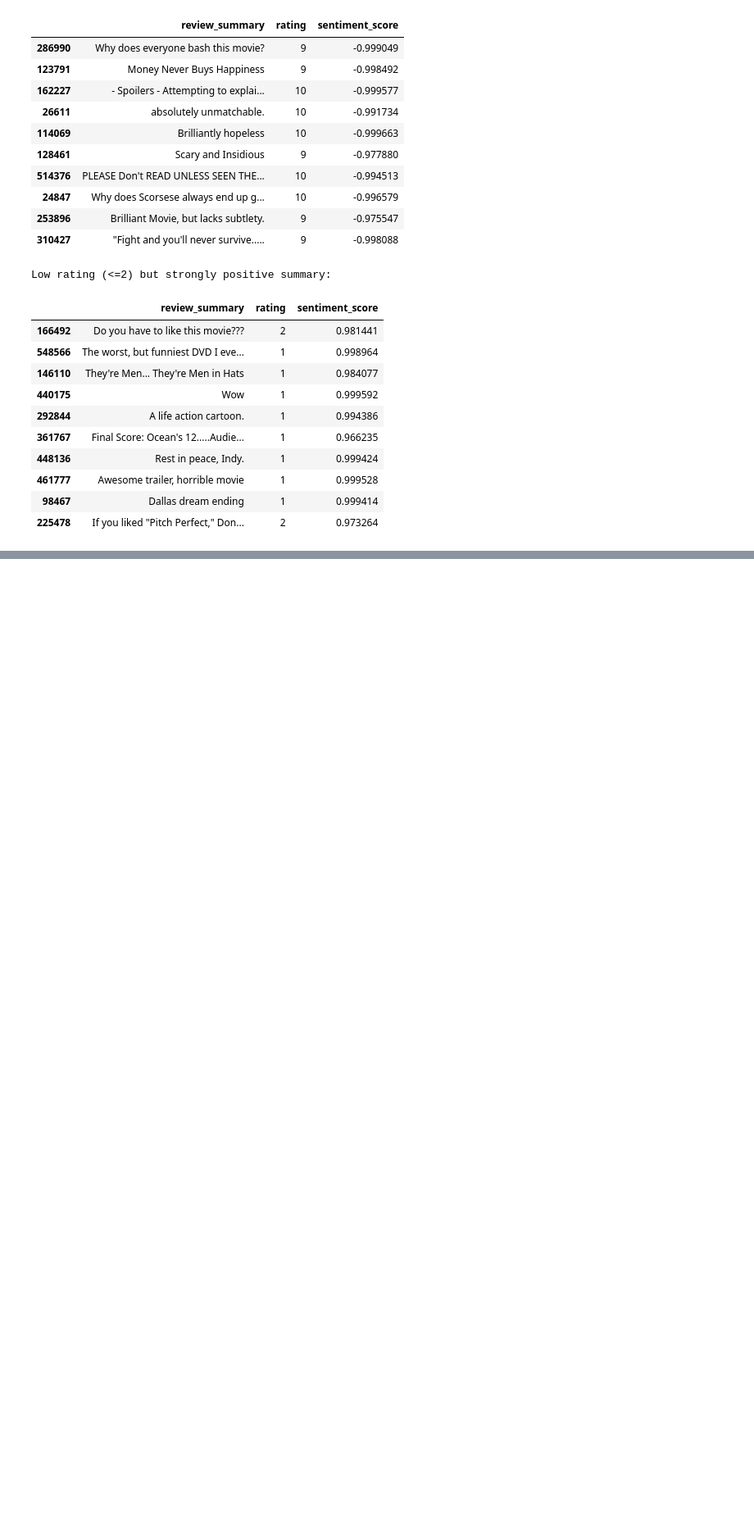
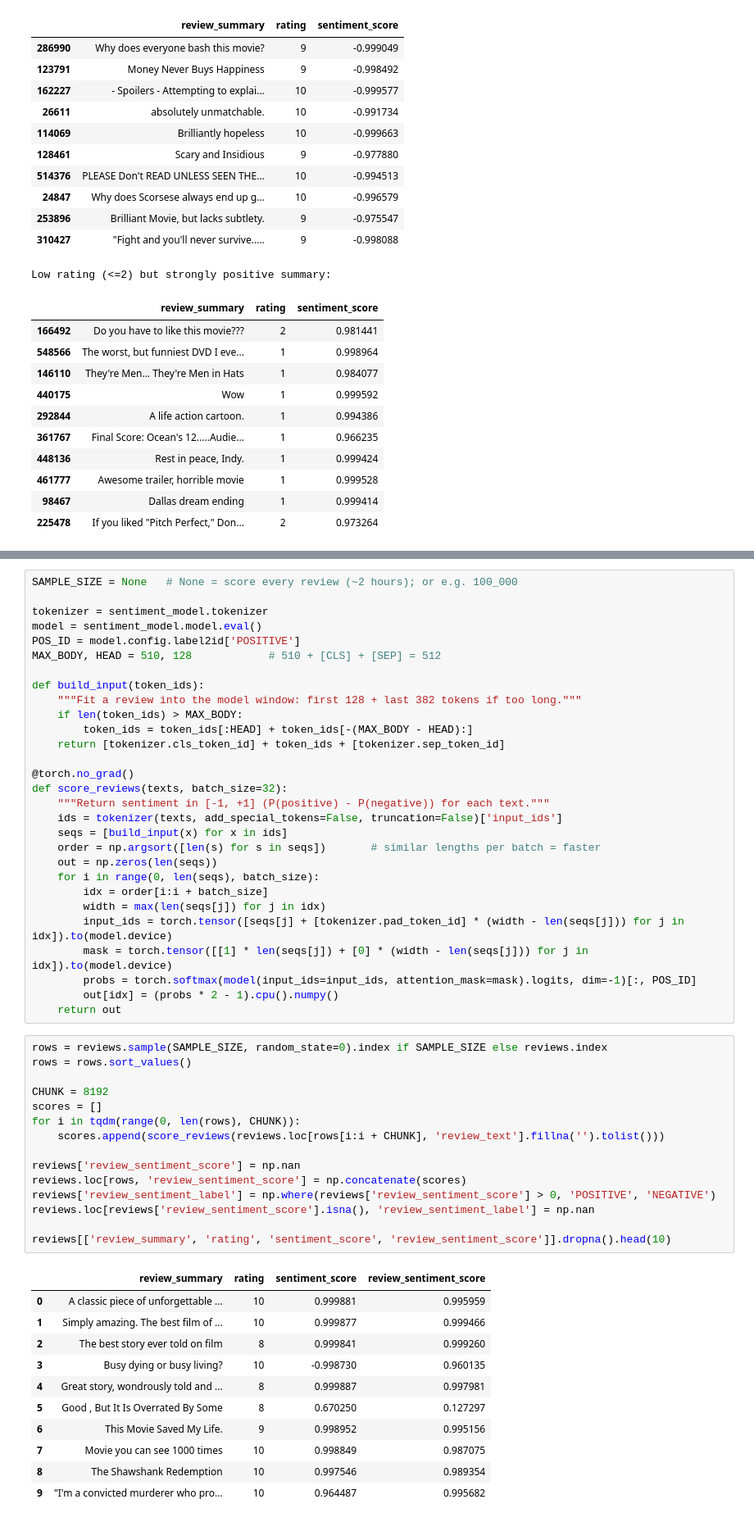
Before and after one commit to JohnArmstrong117/ReelVariance, a Jupyter notebook: NLP_Analysis.ipynb, the cells around one changed output, grey strips where cells are left out. Shown at 82% size. Cells and saved outputs as stored; diff of their text form; blank space fills up the shorter version.

```diff
--- a/NLP_Analysis.ipynb
+++ b/NLP_Analysis.ipynb
@@ -318,0 +321,56 @@ Low rating (<=2) but strongly positive summary:
+# %%
+SAMPLE_SIZE = None   # None = score every review (~2 hours); or e.g. 100_000
+
+tokenizer = sentiment_model.tokenizer
+model = sentiment_model.model.eval()
+POS_ID = model.config.label2id['POSITIVE']
+MAX_BODY, HEAD = 510, 128            # 510 + [CLS] + [SEP] = 512
+
+def build_input(token_ids):
+    """Fit a review into the model window: first 128 + last 382 tokens if too long."""
+    if len(token_ids) > MAX_BODY:
+        token_ids = token_ids[:HEAD] + token_ids[-(MAX_BODY - HEAD):]
+    return [tokenizer.cls_token_id] + token_ids + [tokenizer.sep_token_id]
+
+@torch.no_grad()
+def score_reviews(texts, batch_size=32):
+    """Return sentiment in [-1, +1] (P(positive) - P(negative)) for each text."""
+    ids = tokenizer(texts, add_special_tokens=False, truncation=False)['input_ids']
+    seqs = [build_input(x) for x in ids]
+    order = np.argsort([len(s) for s in seqs])       # similar lengths per batch = faster
+    out = np.zeros(len(seqs))
+    for i in range(0, len(seqs), batch_size):
+        idx = order[i:i + batch_size]
+        width = max(len(seqs[j]) for j in idx)
+        input_ids = torch.tensor([seqs[j] + [tokenizer.pad_token_id] * (width - len(seqs[j])) for j in idx]).to(model.device)
+        mask = torch.tensor([[1] * len(seqs[j]) + [0] * (width - len(seqs[j])) for j in idx]).to(model.device)
+        probs = torch.softmax(model(input_ids=input_ids, attention_mask=mask).logits, dim=-1)[:, POS_ID]
+        out[idx] = (probs * 2 - 1).cpu().numpy()
+    return out
+# %%
+rows = reviews.sample(SAMPLE_SIZE, random_state=0).index if SAMPLE_SIZE else reviews.index
+rows = rows.sort_values()
+
+CHUNK = 8192
+scores = []
+for i in tqdm(range(0, len(rows), CHUNK)):
+    scores.append(score_reviews(reviews.loc[rows[i:i + CHUNK], 'review_text'].fillna('').tolist()))
+
+reviews['review_sentiment_score'] = np.nan
+reviews.loc[rows, 'review_sentiment_score'] = np.concatenate(scores)
+reviews['review_sentiment_label'] = np.where(reviews['review_sentiment_score'] > 0, 'POSITIVE', 'NEGATIVE')
+reviews.loc[reviews['review_sentiment_score'].isna(), 'review_sentiment_label'] = np.nan
+
+reviews[['review_summary', 'rating', 'sentiment_score', 'review_sentiment_score']].dropna().head(10)
+# %% [output]
+|  | review_summary | rating | sentiment_score | review_sentiment_score |
+| 0 | A classic piece of unforgettable ... | 10 | 0.999881 | 0.995959 |
+| 1 | Simply amazing. The best film of ... | 10 | 0.999877 | 0.999466 |
+| 2 | The best story ever told on film | 8 | 0.999841 | 0.999260 |
+| 3 | Busy dying or busy living? | 10 | -0.998730 | 0.960135 |
+| 4 | Great story, wondrously told and ... | 8 | 0.999887 | 0.997981 |
+| 5 | Good , But It Is Overrated By Some | 8 | 0.670250 | 0.127297 |
+| 6 | This Movie Saved My Life. | 9 | 0.998952 | 0.995156 |
+| 7 | Movie you can see 1000 times | 10 | 0.998849 | 0.987075 |
+| 8 | The Shawshank Redemption | 10 | 0.997546 | 0.989354 |
+| 9 | "I'm a convicted murderer who pro... | 10 | 0.964487 | 0.995682 |
```
Also changed, not shown: parts of 10 cells of this notebook.
